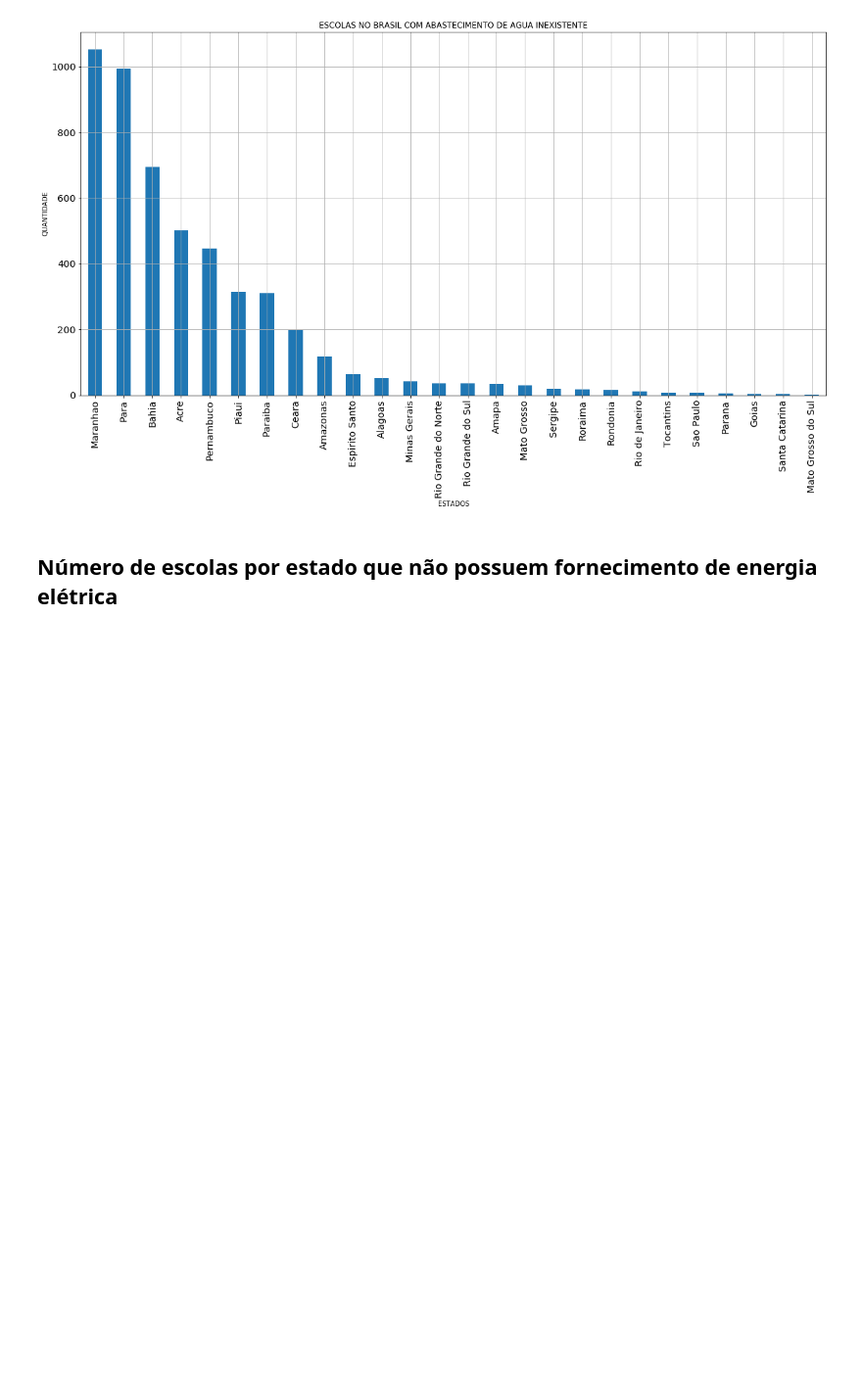
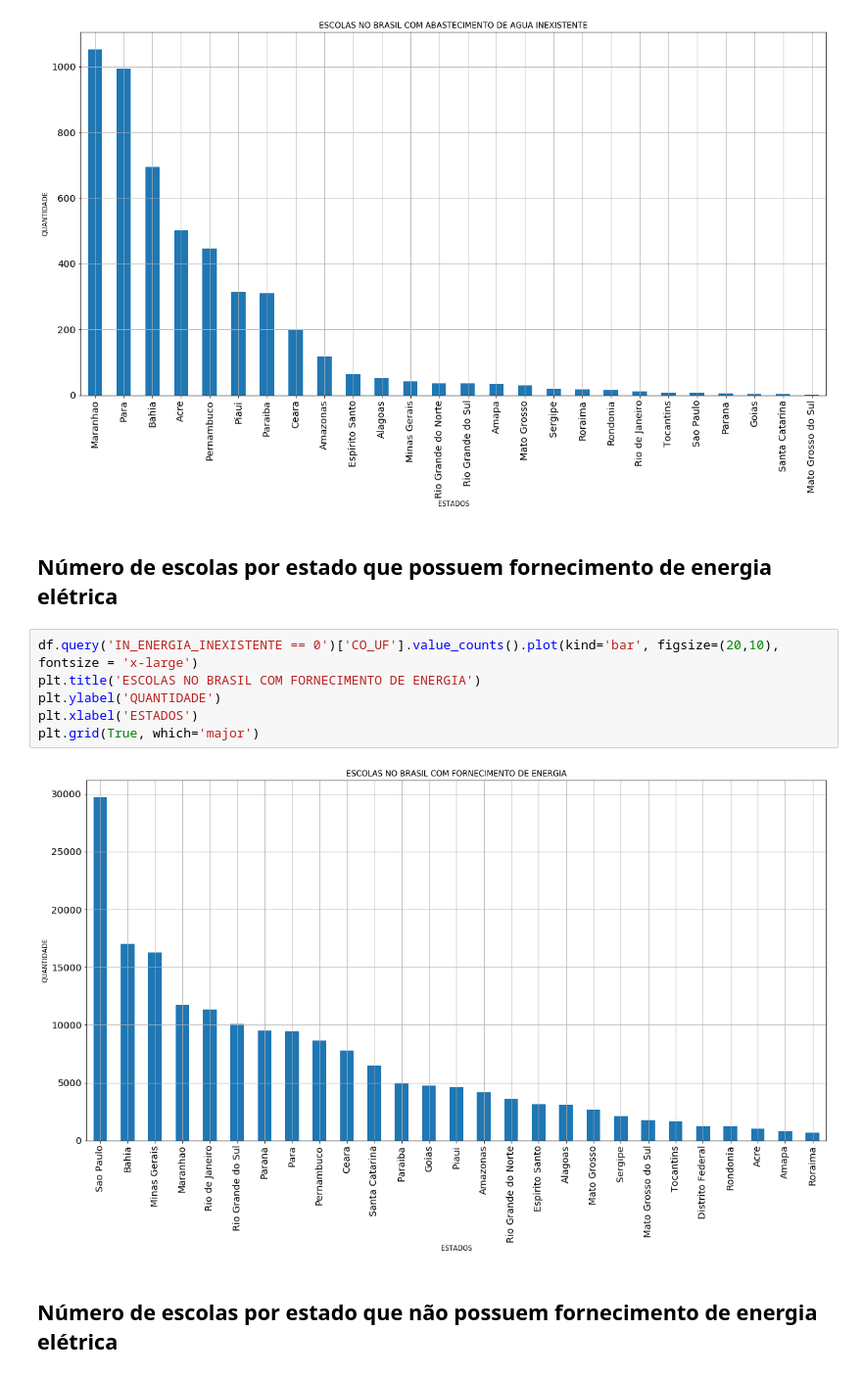
Before and after one commit to guilhermemigliano/analise-de-dados-ED, a Jupyter notebook: EP4.ipynb, the cells around one changed output. Shown: that part at 98% size. Drawn from its saved outputs; the diff is of its cells as text; blank space fills up the shorter version.

```diff
--- a/EP4.ipynb
+++ b/EP4.ipynb
@@ -16,6 +28,17 @@ plt.xlabel('ESTADOS')
 plt.grid(True, which='major')
 # %% [output]
 [figure]
+# %% [markdown]
+**Número de escolas por estado que possuem fornecimento de energia elétrica**
+--------------------
+# %%
+df.query('IN_ENERGIA_INEXISTENTE == 0')['CO_UF'].value_counts().plot(kind='bar', figsize=(20,10), fontsize = 'x-large')
+plt.title('ESCOLAS NO BRASIL COM FORNECIMENTO DE ENERGIA')
+plt.ylabel('QUANTIDADE')
+plt.xlabel('ESTADOS')
+plt.grid(True, which='major')
+# %% [output]
+[figure, added]
 # %% [markdown]
 **Número de escolas por estado que não possuem fornecimento de energia elétrica**
 --------------------
```
Also changed, not shown: parts of 8 cells of this notebook, 1 other file.
